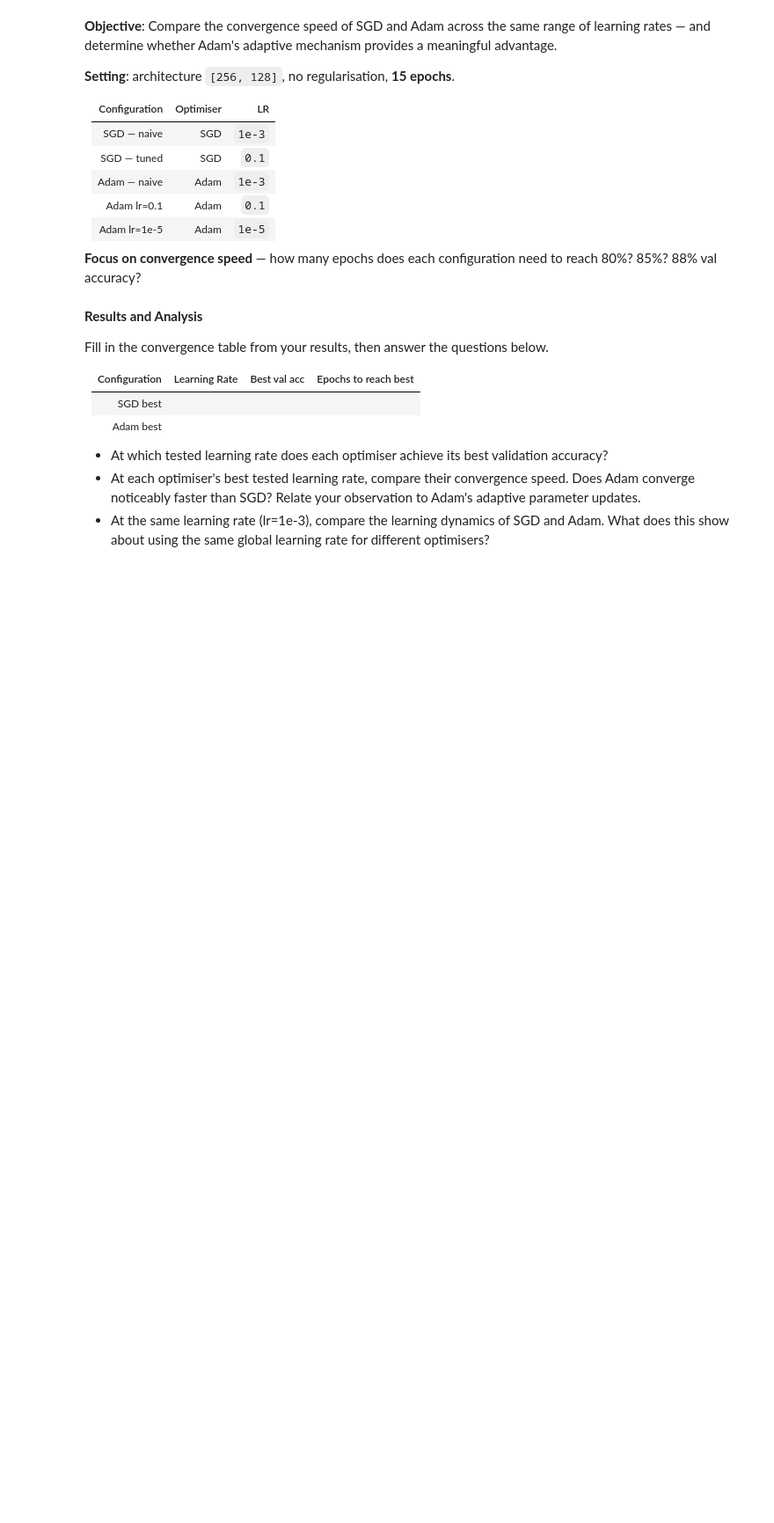
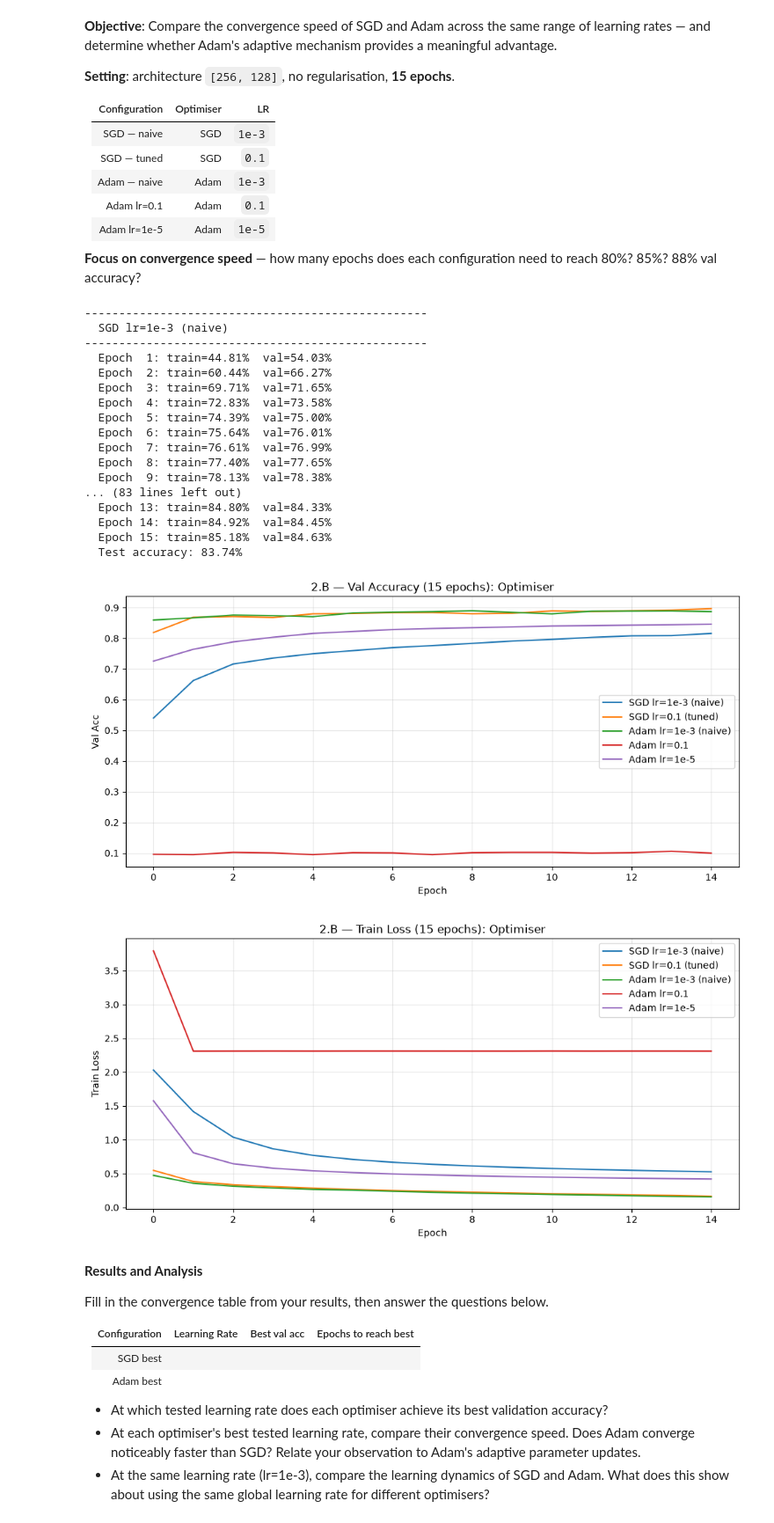
Before and after one commit to Mortell560/tp1-MLP-pytorch, a Jupyter notebook: tp1-pytorch-mlp.ipynb, the cells around one changed output. Shown at 88% size. Cells and saved outputs as stored; diff of their text form; code cells hidden in the pictures; blank space fills up the shorter version.

```diff
--- a/tp1-pytorch-mlp.ipynb
+++ b/tp1-pytorch-mlp.ipynb
@@ -835,24 +869,83 @@ Report the final val accuracy and test accuracy for each LR configuration, then
 # %%
 # ── 2.B  Optimiser Comparison ─────────────────────────────────────────────────
 # Compare SGD and Adam across the same LR values to show Adam's robustness
 exp_2b = {}
 
 # TODO: run the 5 configurations
 
 # Example — SGD naive (lr=1e-3, no prior search):
-# hist, _ = run_experiment(
-#     hidden_sizes=[256, 128],
-#     optimizer='sgd',
-#     lr=1e-3,
-#     num_epochs=15,
-#     tag='SGD lr=1e-3 (naive)'
-# )
-# exp_2b['SGD lr=1e-3 (naive)'] = hist
+hist, _ = run_experiment(
+    hidden_sizes=[256, 128],
+    optimizer='sgd',
+    lr=1e-3,
+    num_epochs=15,
+    tag='SGD lr=1e-3 (naive)'
+)
+exp_2b['SGD lr=1e-3 (naive)'] = hist
+
+hist, _ = run_experiment(
+    hidden_sizes=[256, 128],
+    optimizer='sgd',
+    lr=0.1,
+    num_epochs=15,
+    tag='SGD lr=0.1 (tuned)'
+)
+exp_2b['SGD lr=0.1 (tuned)'] = hist
+
+
+hist, _ = run_experiment(
+    hidden_sizes=[256, 128],
+    optimizer='adam',
+    lr=1e-3,
+    num_epochs=15,
+    tag='Adam lr=1e-3 (naive)'
+)
+exp_2b['Adam lr=1e-3 (naive)'] = hist
+
+
+hist, _ = run_experiment(
+    hidden_sizes=[256, 128],
+    optimizer='adam',
+    lr=0.1,
+    num_epochs=15,
+    tag='Adam lr=0.1'
+)
+exp_2b['Adam lr=0.1'] = hist
+
+
+hist, _ = run_experiment(
+    hidden_sizes=[256, 128],
+    optimizer='adam',
+    lr=1e-5,
+    num_epochs=15,
+    tag='Adam lr=1e-5'
+)
+exp_2b['Adam lr=1e-5'] = hist
 
 # TODO: Adam lr=1e-3 (naive), SGD lr=0.1 (tuned), Adam lr=0.1, Adam lr=1e-5
 
-# plot_comparison(exp_2b, metric='val_acc',    title='2.B — Val Accuracy (15 epochs): Optimiser')
-# plot_comparison(exp_2b, metric='train_loss', title='2.B — Train Loss (15 epochs): Optimiser')
+plot_comparison(exp_2b, metric='val_acc',    title='2.B — Val Accuracy (15 epochs): Optimiser')
+plot_comparison(exp_2b, metric='train_loss', title='2.B — Train Loss (15 epochs): Optimiser')
+# %% [output]
+--------------------------------------------------
+  SGD lr=1e-3 (naive)
+--------------------------------------------------
+  Epoch  1: train=44.81%  val=54.03%
+  Epoch  2: train=60.44%  val=66.27%
+  Epoch  3: train=69.71%  val=71.65%
+  Epoch  4: train=72.83%  val=73.58%
+  Epoch  5: train=74.39%  val=75.00%
+  Epoch  6: train=75.64%  val=76.01%
+  Epoch  7: train=76.61%  val=76.99%
+  Epoch  8: train=77.40%  val=77.65%
+  Epoch  9: train=78.13%  val=78.38%
+... (83 lines left out)
+  Epoch 13: train=84.80%  val=84.33%
+  Epoch 14: train=84.92%  val=84.45%
+  Epoch 15: train=85.18%  val=84.63%
+  Test accuracy: 83.74%
+[figure, added]
+[figure, added]
 # %% [markdown]
 **Results and Analysis**
 
```
Also changed, not shown: parts of 7 cells of this notebook, 1 other file.
